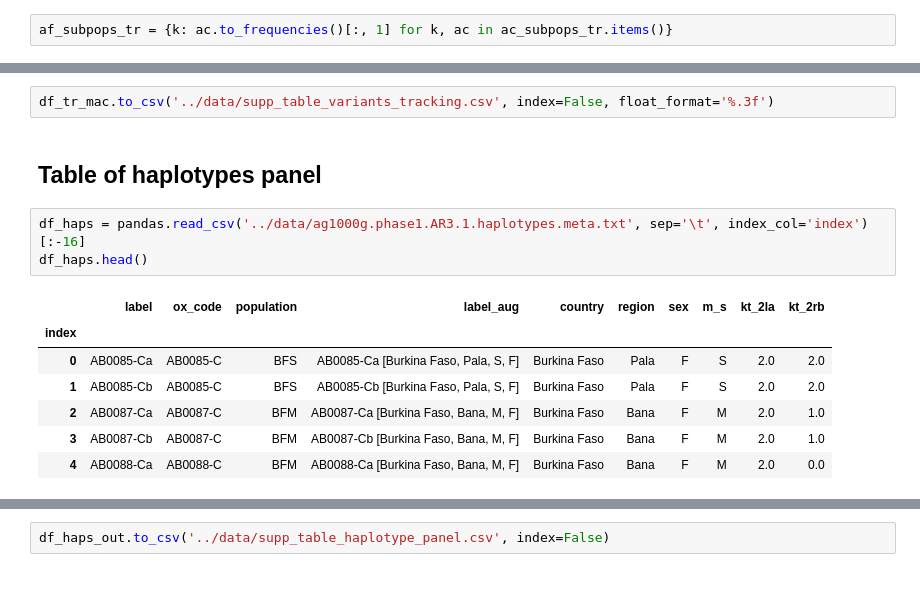
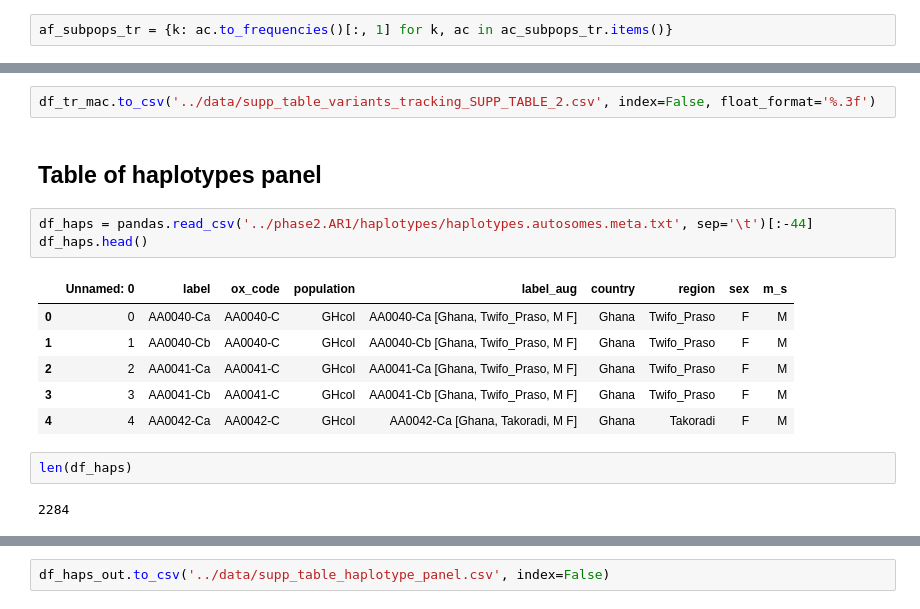
Before and after one commit to malariagen/ag1000g-phase2-vgsc-report, a Jupyter notebook: notebooks/table_Phase_2_vgsc_supplementary_tables.ipynb, the cells around one changed output, grey strips where cells are left out. Drawn from its saved outputs; the diff is of its cells as text; blank space fills up the shorter version.

```diff
--- a/notebooks/table_Phase_2_vgsc_supplementary_tables.ipynb
+++ b/notebooks/table_Phase_2_vgsc_supplementary_tables.ipynb
@@ -340,18 +342,21 @@ S4 S5 8
 # %%
-df_tr_mac.to_csv('../data/supp_table_variants_tracking.csv', index=False, float_format='%.3f')
+df_tr_mac.to_csv('../data/supp_table_variants_tracking_SUPP_TABLE_2.csv', index=False, float_format='%.3f')
 # %% [markdown]
 ## Table of haplotypes panel
 # %%
-df_haps = pandas.read_csv('../data/ag1000g.phase1.AR3.1.haplotypes.meta.txt', sep='\t', index_col='index')[:-16]
+df_haps = pandas.read_csv('../phase2.AR1/haplotypes/haplotypes.autosomes.meta.txt', sep='\t')[:-44]
 df_haps.head()
 # %% [output]
-|  | label | ox_code | population | label_aug | country | region | sex | m_s | kt_2la | kt_2rb |
-| index |  |  |  |  |  |  |  |  |  |  |
-| 0 | AB0085-Ca | AB0085-C | BFS | AB0085-Ca [Burkina Faso, Pala, S, F] | Burkina Faso | Pala | F | S | 2.0 | 2.0 |
-| 1 | AB0085-Cb | AB0085-C | BFS | AB0085-Cb [Burkina Faso, Pala, S, F] | Burkina Faso | Pala | F | S | 2.0 | 2.0 |
-| 2 | AB0087-Ca | AB0087-C | BFM | AB0087-Ca [Burkina Faso, Bana, M, F] | Burkina Faso | Bana | F | M | 2.0 | 1.0 |
-| 3 | AB0087-Cb | AB0087-C | BFM | AB0087-Cb [Burkina Faso, Bana, M, F] | Burkina Faso | Bana | F | M | 2.0 | 1.0 |
-| 4 | AB0088-Ca | AB0088-C | BFM | AB0088-Ca [Burkina Faso, Bana, M, F] | Burkina Faso | Bana | F | M | 2.0 | 0.0 |
+|  | Unnamed: 0 | label | ox_code | population | label_aug | country | region | sex | m_s |
+| 0 | 0 | AA0040-Ca | AA0040-C | GHcol | AA0040-Ca [Ghana, Twifo_Praso, M F] | Ghana | Twifo_Praso | F | M |
+| 1 | 1 | AA0040-Cb | AA0040-C | GHcol | AA0040-Cb [Ghana, Twifo_Praso, M F] | Ghana | Twifo_Praso | F | M |
+| 2 | 2 | AA0041-Ca | AA0041-C | GHcol | AA0041-Ca [Ghana, Twifo_Praso, M F] | Ghana | Twifo_Praso | F | M |
+| 3 | 3 | AA0041-Cb | AA0041-C | GHcol | AA0041-Cb [Ghana, Twifo_Praso, M F] | Ghana | Twifo_Praso | F | M |
+| 4 | 4 | AA0042-Ca | AA0042-C | GHcol | AA0042-Ca [Ghana, Takoradi, M F] | Ghana | Takoradi | F | M |
+# %%
+len(df_haps)
+# %% [output]
+2284
 # %%
 n_haps
 # %% [output]
```
Also changed, not shown: parts of 40 cells of this notebook, 5 other files.
